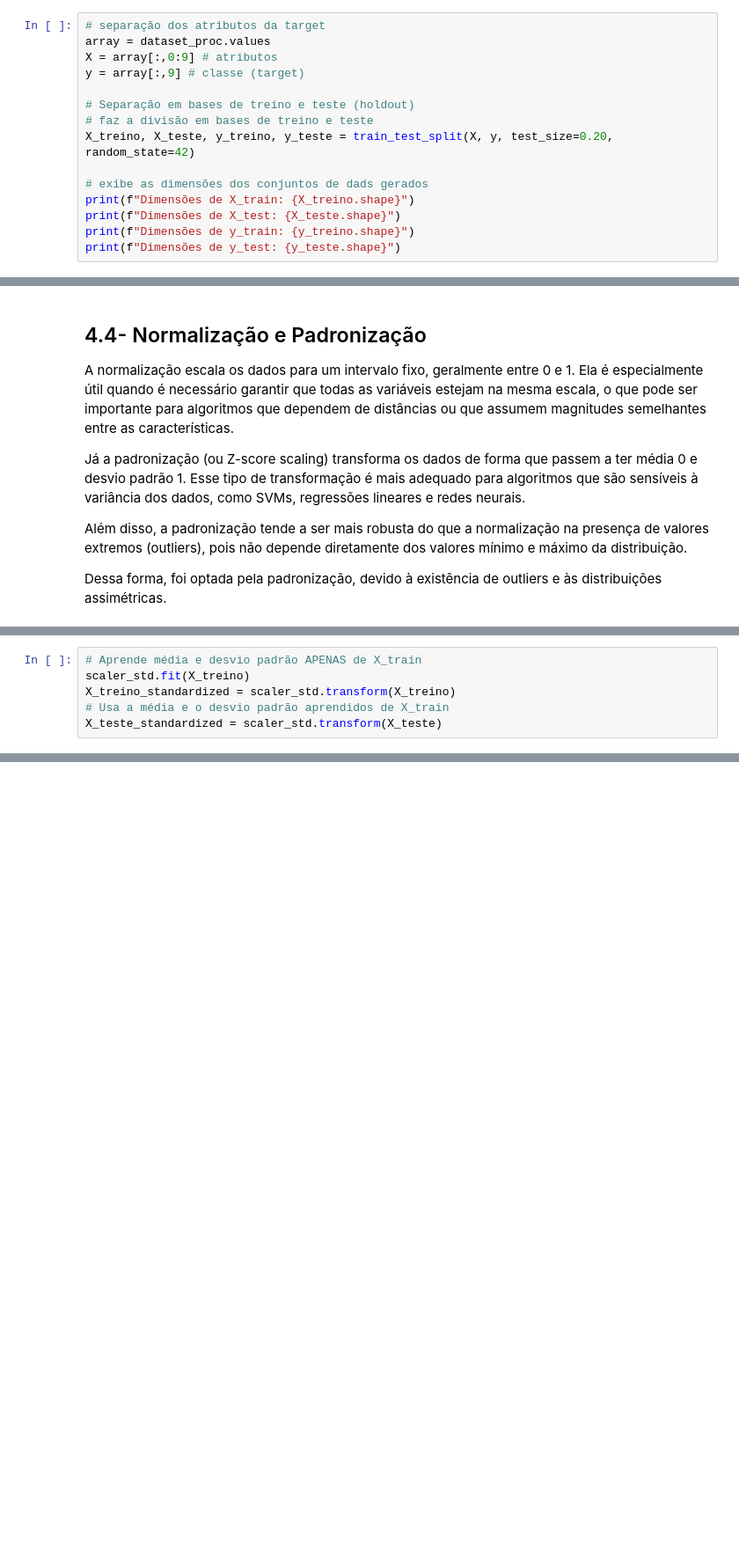
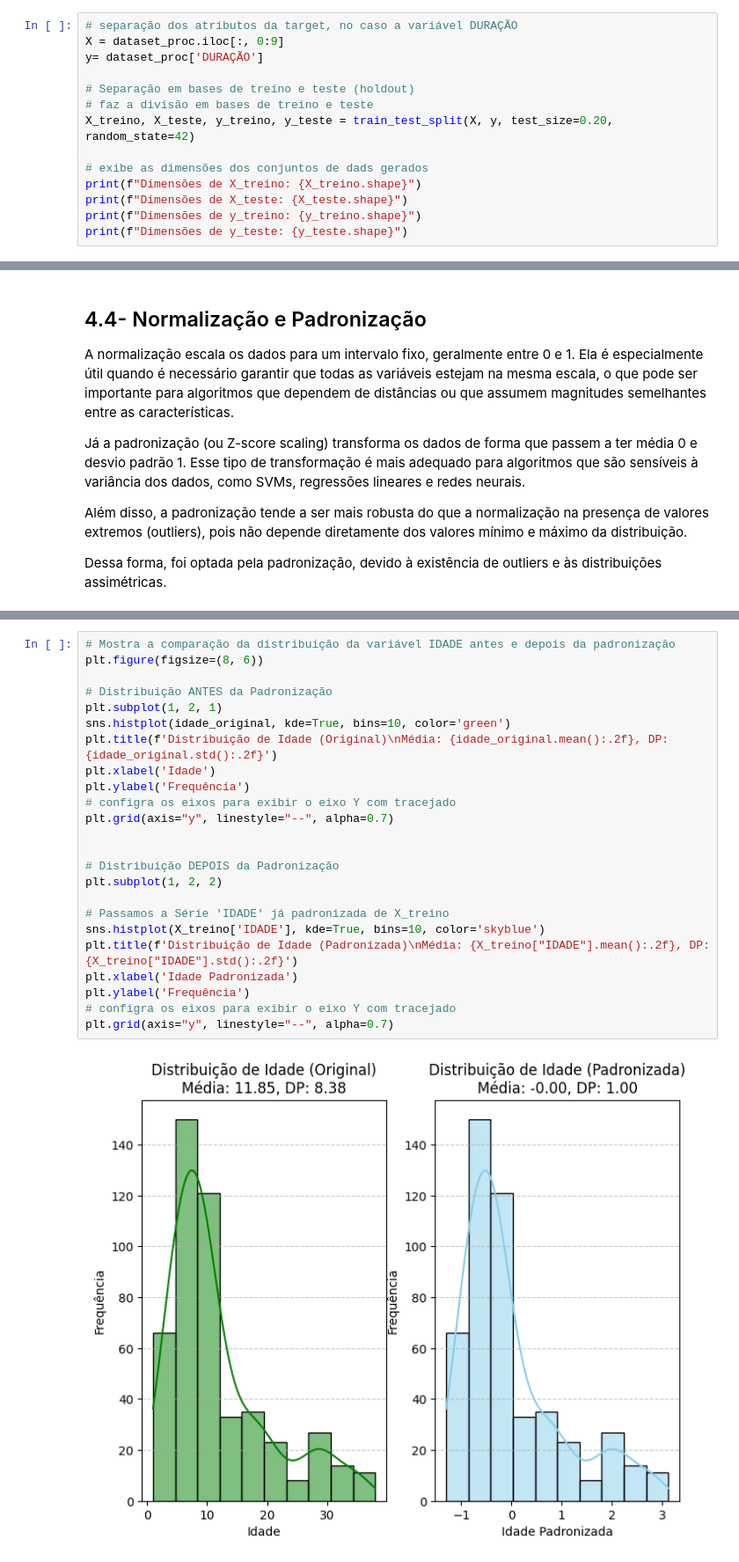
Before and after one commit to LAOLIVEIRA1972/PUC_MVP_AnaliseDados, a Jupyter notebook: mvp_Analise_Dados.ipynb, the cells around one changed output, grey strips where cells are left out. Shown at 88% size. Saved outputs shown, nothing was run; the diff lists cells and outputs as text; blank space fills up the shorter version.

```diff
--- a/mvp_Analise_Dados.ipynb
+++ b/mvp_Analise_Dados.ipynb
@@ -500,18 +507,17 @@ Etapa fundamental em *Machine Learning*, que consiste na divisão do dataset em
 
 Será aplicada a técnica do ***holdout*** para efetuar a divisão do dataset original em bases de treino (80%) e de teste (20%).
 # %%
-# separação dos atributos da target
-array = dataset_proc.values
-X = array[:,0:9] # atributos
-y = array[:,9] # classe (target)
+# separação dos atributos da target, no caso a variável DURAÇÃO
+X = dataset_proc.iloc[:, 0:9]
+y= dataset_proc['DURAÇÃO']
 
 # Separação em bases de treino e teste (holdout)
 # faz a divisão em bases de treino e teste
 X_treino, X_teste, y_treino, y_teste = train_test_split(X, y, test_size=0.20, random_state=42)
 
 # exibe as dimensões dos conjuntos de dads gerados
-print(f"Dimensões de X_train: {X_treino.shape}")
-print(f"Dimensões de X_test: {X_teste.shape}")
-print(f"Dimensões de y_train: {y_treino.shape}")
-print(f"Dimensões de y_test: {y_teste.shape}")
+print(f"Dimensões de X_treino: {X_treino.shape}")
+print(f"Dimensões de X_teste: {X_teste.shape}")
+print(f"Dimensões de y_treino: {y_treino.shape}")
+print(f"Dimensões de y_teste: {y_teste.shape}")
 # %% [output]
@@ -537,6 +539,0 @@ scaler_std = StandardScaler()
-# %%
-# Aprende média e desvio padrão APENAS de X_train
-scaler_std.fit(X_treino)
-X_treino_standardized = scaler_std.transform(X_treino)
-# Usa a média e o desvio padrão aprendidos de X_train
-X_teste_standardized = scaler_std.transform(X_teste)
@@ -575,0 +579,26 @@ O histograma mostra que a forma geral da distribuição foi preservada e os valo
+# %%
+# Mostra a comparação da distribuição da variável IDADE antes e depois da padronização
+plt.figure(figsize=(8, 6))
+
+# Distribuição ANTES da Padronização
+plt.subplot(1, 2, 1)
+sns.histplot(idade_original, kde=True, bins=10, color='green')
+plt.title(f'Distribuição de Idade (Original)\nMédia: {idade_original.mean():.2f}, DP: {idade_original.std():.2f}')
+plt.xlabel('Idade')
+plt.ylabel('Frequência')
+# configra os eixos para exibir o eixo Y com tracejado
+plt.grid(axis="y", linestyle="--", alpha=0.7)
+
+
+# Distribuição DEPOIS da Padronização
+plt.subplot(1, 2, 2)
+
+# Passamos a Série 'IDADE' já padronizada de X_treino
+sns.histplot(X_treino['IDADE'], kde=True, bins=10, color='skyblue')
+plt.title(f'Distribuição de Idade (Padronizada)\nMédia: {X_treino["IDADE"].mean():.2f}, DP: {X_treino["IDADE"].std():.2f}')
+plt.xlabel('Idade Padronizada')
+plt.ylabel('Frequência')
+# configra os eixos para exibir o eixo Y com tracejado
+plt.grid(axis="y", linestyle="--", alpha=0.7)
+# %% [output]
+[figure, added]
```
Also changed, not shown: parts of 10 cells of this notebook.
